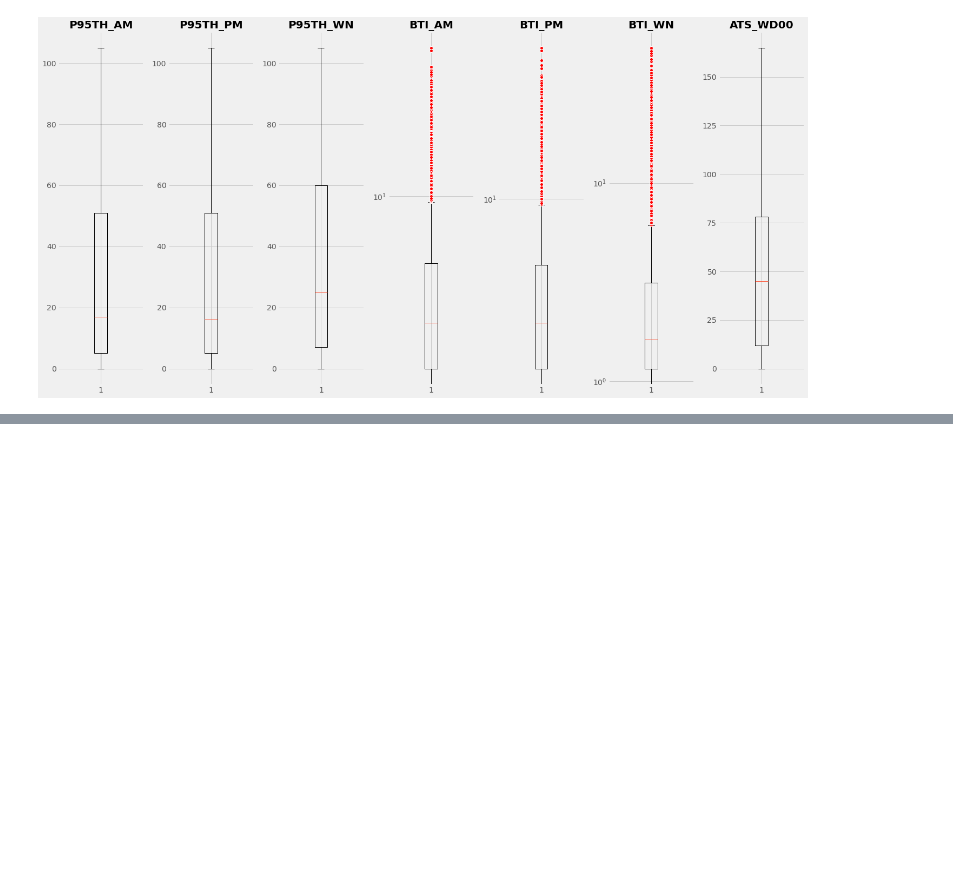
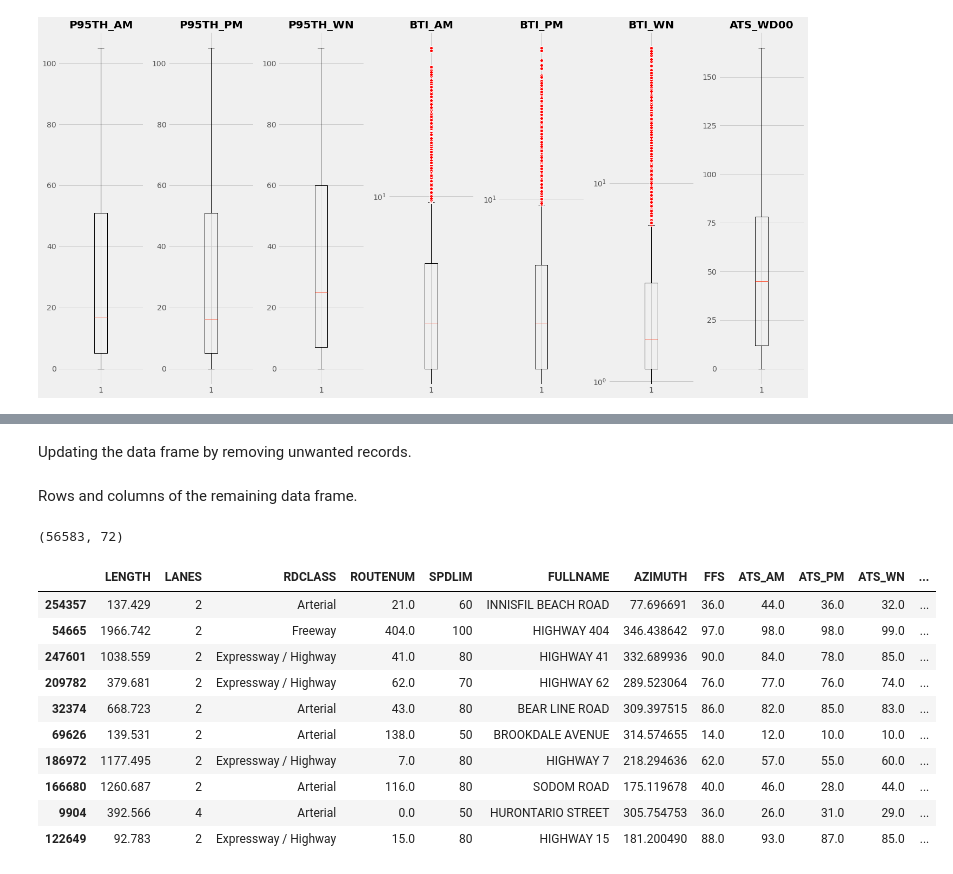
Before and after one commit to ilyasbh/CIND820, a Jupyter notebook: CIND820_Project_IB.ipynb, the cells around one changed output, grey strips where cells are left out. Cells and saved outputs as stored; diff of their text form; code cells hidden in the pictures; blank space fills up the shorter version.

```diff
--- a/CIND820_Project_IB.ipynb
+++ b/CIND820_Project_IB.ipynb
@@ -1147,0 +1326,2 @@ plt.tight_layout()
+# %% [markdown]
+Updating the data frame by removing unwanted records.
@@ -1147,0 +1335,20 @@ plt.tight_layout()
+# %% [markdown]
+Rows and columns of the remaining data frame.
+# %%
+df7c.shape
+# %% [output]
+(56583, 72)
+# %%
+df7c.sample(10)
+# %% [output]
+|  | LENGTH | LANES | RDCLASS | ROUTENUM | SPDLIM | FULLNAME | AZIMUTH | FFS | ATS_AM | ATS_PM | ATS_WN | ... |
+| 254357 | 137.429 | 2 | Arterial | 21.0 | 60 | INNISFIL BEACH ROAD | 77.696691 | 36.0 | 44.0 | 36.0 | 32.0 | ... |
+| 54665 | 1966.742 | 2 | Freeway | 404.0 | 100 | HIGHWAY 404 | 346.438642 | 97.0 | 98.0 | 98.0 | 99.0 | ... |
+| 247601 | 1038.559 | 2 | Expressway / Highway | 41.0 | 80 | HIGHWAY 41 | 332.689936 | 90.0 | 84.0 | 78.0 | 85.0 | ... |
+| 209782 | 379.681 | 2 | Expressway / Highway | 62.0 | 70 | HIGHWAY 62 | 289.523064 | 76.0 | 77.0 | 76.0 | 74.0 | ... |
+| 32374 | 668.723 | 2 | Arterial | 43.0 | 80 | BEAR LINE ROAD | 309.397515 | 86.0 | 82.0 | 85.0 | 83.0 | ... |
+| 69626 | 139.531 | 2 | Arterial | 138.0 | 50 | BROOKDALE AVENUE | 314.574655 | 14.0 | 12.0 | 10.0 | 10.0 | ... |
+| 186972 | 1177.495 | 2 | Expressway / Highway | 7.0 | 80 | HIGHWAY 7 | 218.294636 | 62.0 | 57.0 | 55.0 | 60.0 | ... |
+| 166680 | 1260.687 | 2 | Arterial | 116.0 | 80 | SODOM ROAD | 175.119678 | 40.0 | 46.0 | 28.0 | 44.0 | ... |
+| 9904 | 392.566 | 4 | Arterial | 0.0 | 50 | HURONTARIO STREET | 305.754753 | 36.0 | 26.0 | 31.0 | 29.0 | ... |
+| 122649 | 92.783 | 2 | Expressway / Highway | 15.0 | 80 | HIGHWAY 15 | 181.200490 | 88.0 | 93.0 | 87.0 | 85.0 | ... |
```
Also changed, not shown: parts of 99 cells of this notebook.
